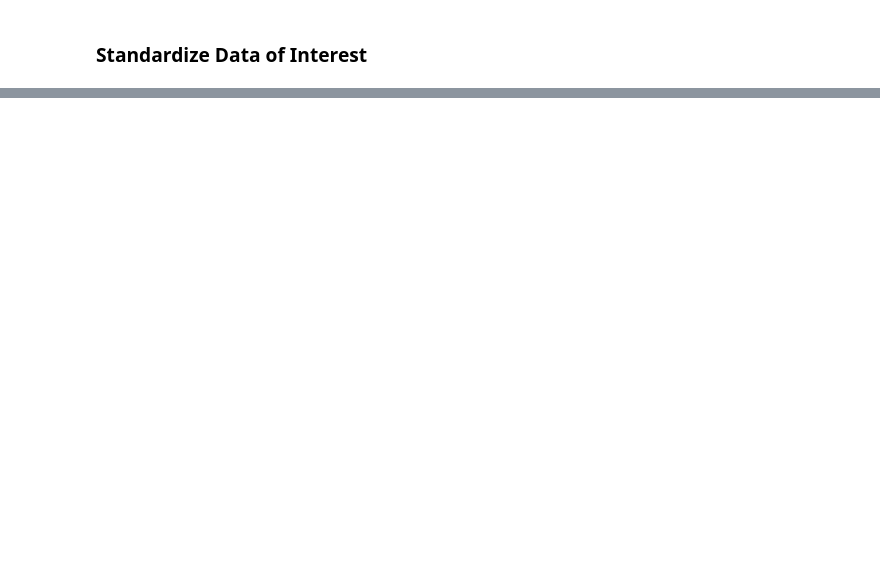
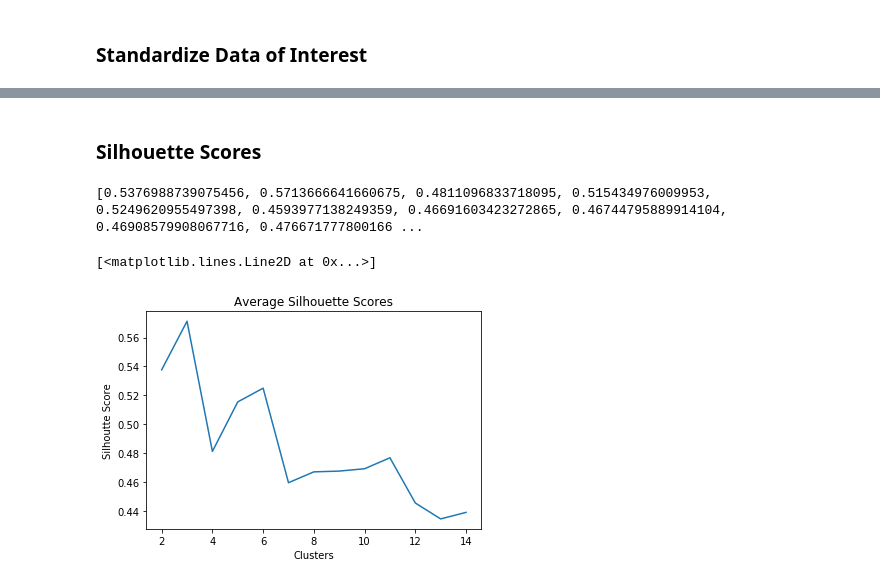
Before and after one commit to aarij-rehman/Clustering, a Jupyter notebook: Medicare-Clustering.ipynb, the cells around one changed output, grey strips where cells are left out. Cells and saved outputs as stored; diff of their text form; code cells hidden in the pictures; blank space fills up the shorter version.

```diff
--- a/Medicare-Clustering.ipynb
+++ b/Medicare-Clustering.ipynb
@@ -169,0 +174,20 @@ ValueError: x and y must have same first dimension, but have shapes (13,) and (0
+# %% [markdown]
+### Silhouette Scores
+# %%
+# Finding average silhouette score for various cluster sizes
+silh = []
+for nClusters in range(2,maxClusters):
+    kmeans = KMeans(n_clusters=nClusters, random_state=0).fit(std_df)
+    silhouette_avg = silhouette_score(std_df, kmeans.labels_, sample_size=10000)
+    silh.append(silhouette_avg)
+# %%
+# Plotting average silhouette scores
+print(silh)
+plt.xlabel("Clusters")
+plt.ylabel("Silhoutte Score")
+plt.title("Average Silhouette Scores")
+plt.plot(range(2,maxClusters),silh)
+# %% [output]
+[0.5376988739075456, 0.5713666641660675, 0.4811096833718095, 0.515434976009953, 0.5249620955497398, 0.4593977138249359, 0.46691603423272865, 0.46744795889914104, 0.46908579908067716, 0.476671777800166 ...
+[<matplotlib.lines.Line2D at 0x...>]
+[figure, added]
```
Also changed, not shown: parts of 24 cells of this notebook.
